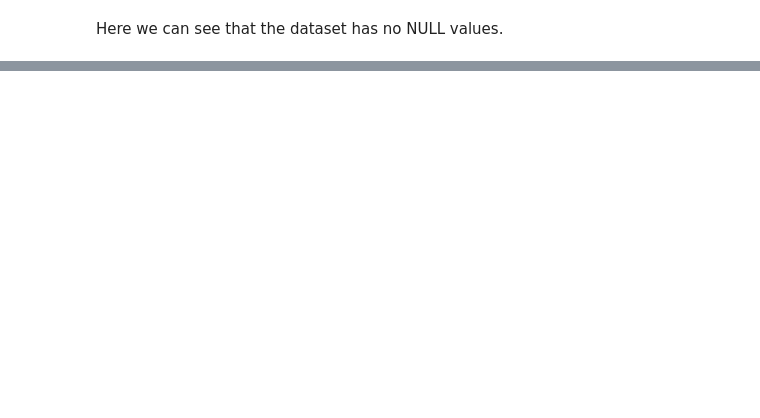
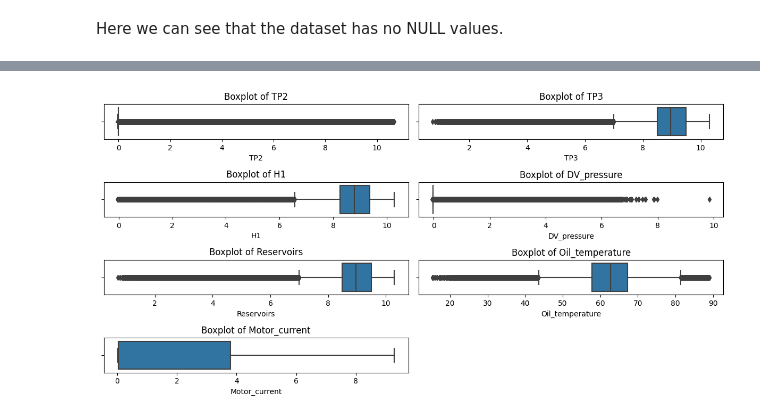
Before and after one commit to Maulik2493/IT496-T18, a Jupyter notebook: 202101415_Maulik_Thakkar/202101415_Maulik_Thakkar.ipynb, the cells around one changed output, grey strips where cells are left out. Cells and saved outputs as stored; diff of their text form; code cells hidden in the pictures; blank space fills up the shorter version.

```diff
--- a/202101415_Maulik_Thakkar/202101415_Maulik_Thakkar.ipynb
+++ b/202101415_Maulik_Thakkar/202101415_Maulik_Thakkar.ipynb
@@ -86,0 +110,23 @@ Here we can see that the dataset has no NULL values.
+# %%
+
+df_box_plot = df[['TP2' , 'TP3' ,'H1' , 'DV_pressure' , 'Reservoirs' , 'Oil_temperature' , 'Motor_current']].copy()
+
+num_cols = len(df_box_plot.columns)
+num_rows = (num_cols + 1)//2
+fig, axes = plt.subplots(nrows=num_rows, ncols=2, figsize=(12, 6))
+axes = axes.flatten()
+
+
+for i, col in enumerate(df_box_plot.columns):
+    sns.boxplot(data=df_box_plot, x=col, ax=axes[i])
+    axes[i].set_title(f'Boxplot of {col}')
+
+
+for j in range(num_cols, len(axes)):
+    fig.delaxes(axes[j])
+
+plt.tight_layout()
+
+plt.show()
+# %% [output]
+[figure, added]
```
Also changed, not shown: parts of 8 cells of this notebook.
